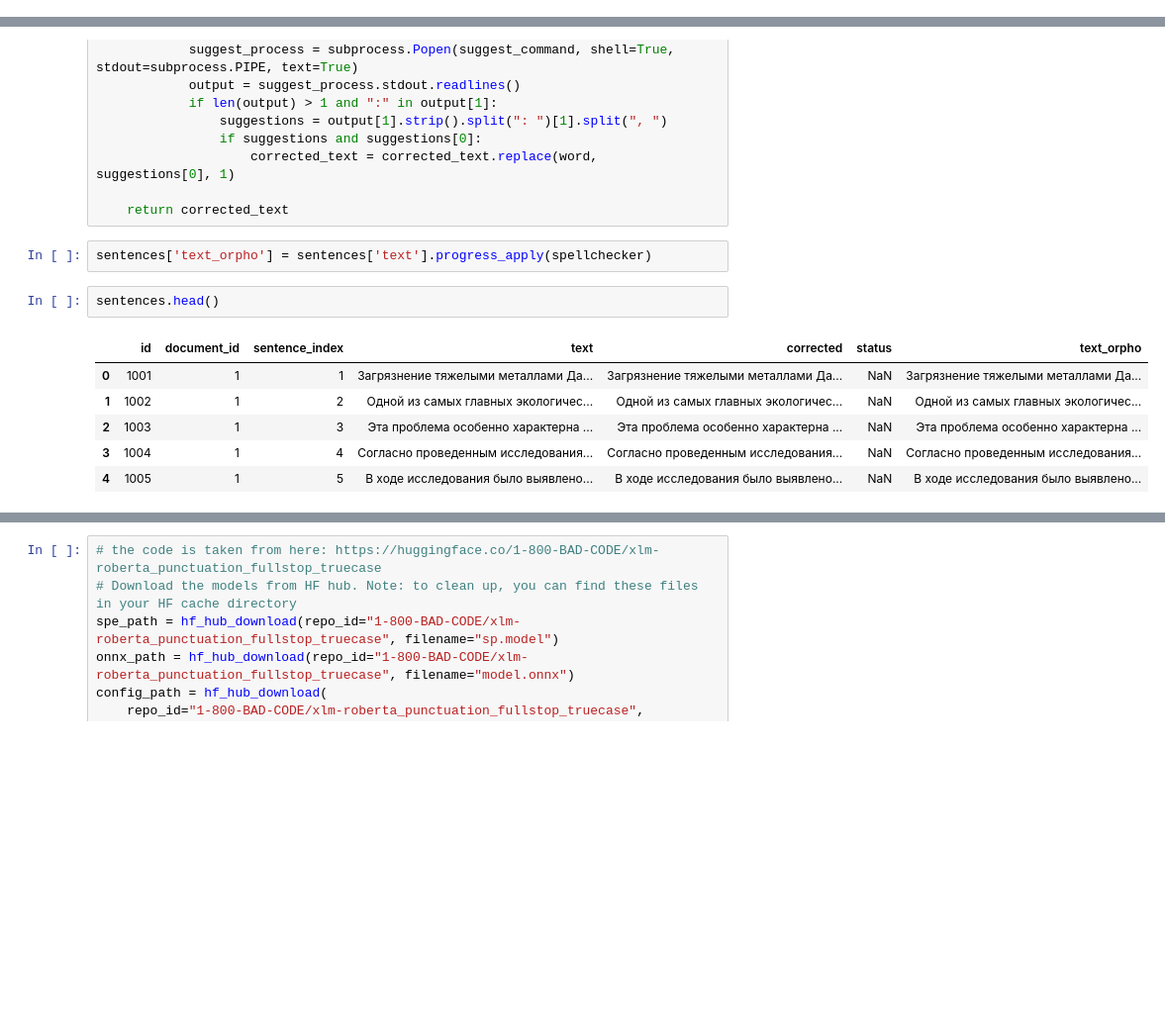
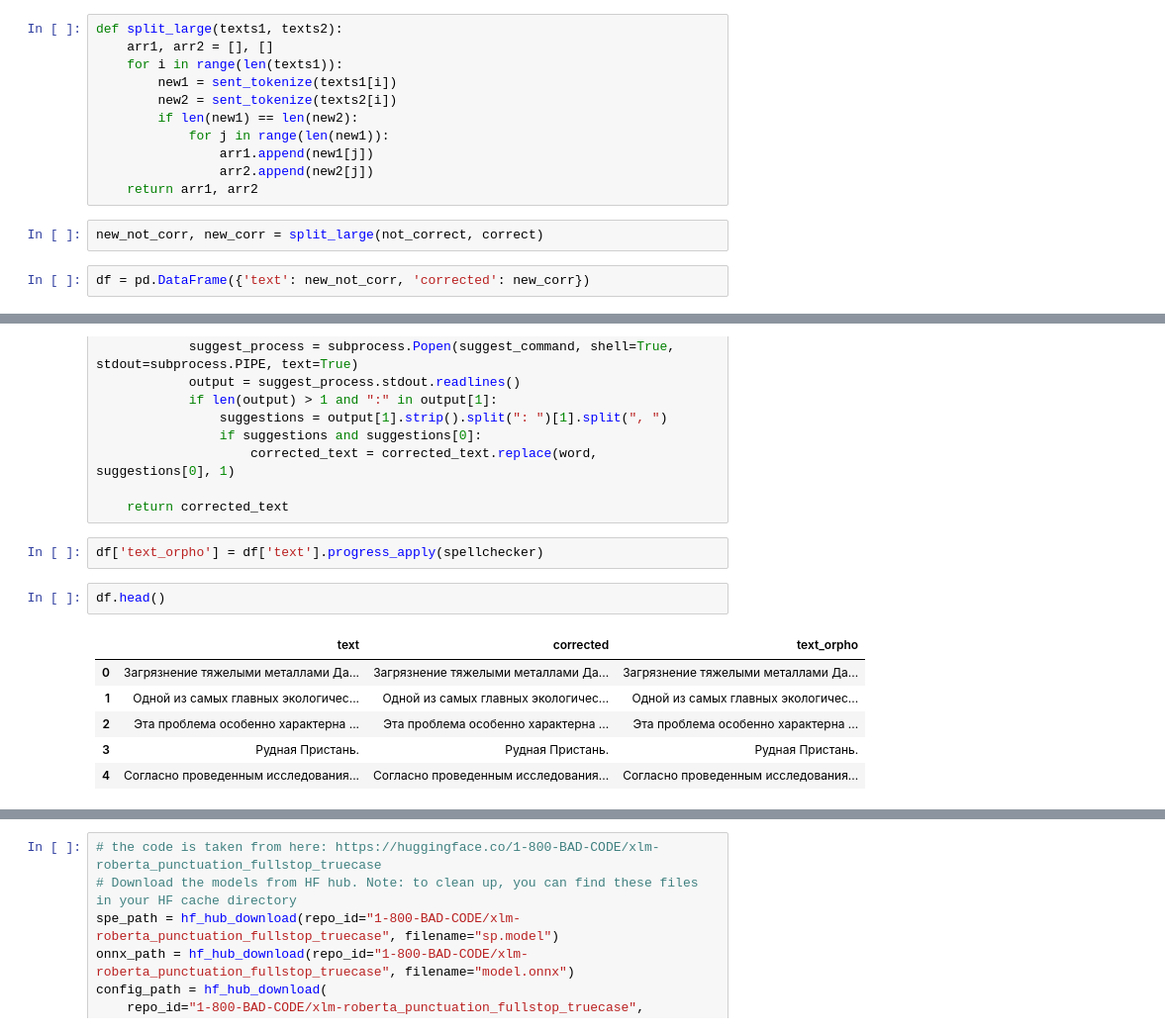
Before and after one commit to Nimbleredsquirrel/Deep-Learning-Based-GEC-in-Non-Standard-Russian, a Jupyter notebook: preprocessing.ipynb, the cells around one changed output, grey strips where cells are left out. Shown at 99% size. Cells and saved outputs as stored; diff of their text form; blank space fills up the shorter version.

```diff
--- a/preprocessing.ipynb
+++ b/preprocessing.ipynb
@@ -46,3 +67,18 @@ sentences = sentences[~sentences.corrected.isna()]
+# %%
+def split_large(texts1, texts2):
+    arr1, arr2 = [], []
+    for i in range(len(texts1)):
+        new1 = sent_tokenize(texts1[i])
+        new2 = sent_tokenize(texts2[i])
+        if len(new1) == len(new2):
+            for j in range(len(new1)):
+                arr1.append(new1[j])
+                arr2.append(new2[j])
+    return arr1, arr2
+# %%
+new_not_corr, new_corr = split_large(not_correct, correct)
+# %%
+df = pd.DataFrame({'text': new_not_corr, 'corrected': new_corr})
 # %%
 def spellchecker(text):
     command = "echo '{}' | aspell --lang=ru list".format(text.replace("'", "’"))
@@ -62,16 +98,16 @@ def spellchecker(text):
 
     return corrected_text
 # %%
-sentences['text_orpho'] = sentences['text'].progress_apply(spellchecker)
+df['text_orpho'] = df['text'].progress_apply(spellchecker)
 # %%
-sentences.head()
+df.head()
 # %% [output]
-|  | id | document_id | sentence_index | text | corrected | status | text_orpho |
-| 0 | 1001 | 1 | 1 | Загрязнение тяжелыми металлами Да... | Загрязнение тяжелыми металлами Да... | NaN | Загрязнение тяжелыми металлами Да... |
-| 1 | 1002 | 1 | 2 | Одной из самых главных экологичес... | Одной из самых главных экологичес... | NaN | Одной из самых главных экологичес... |
-| 2 | 1003 | 1 | 3 | Эта проблема особеннo характерна ... | Эта проблема особеннo характерна ... | NaN | Эта проблема особенно характерна ... |
-| 3 | 1004 | 1 | 4 | Согласно проведенным исследования... | Согласно проведенным исследования... | NaN | Согласно проведенным исследования... |
-| 4 | 1005 | 1 | 5 | В ходе исследования было выявлено... | В ходе исследования было выявлено... | NaN | В ходе исследования было выявлено... |
+|  | text | corrected | text_orpho |
+| 0 | Загрязнение тяжелыми металлами Да... | Загрязнение тяжелыми металлами Да... | Загрязнение тяжелыми металлами Да... |
+| 1 | Одной из самых главных экологичес... | Одной из самых главных экологичес... | Одной из самых главных экологичес... |
+| 2 | Эта проблема особеннo характерна ... | Эта проблема особеннo характерна ... | Эта проблема особенно характерна ... |
+| 3 | Рудная Пристань. | Рудная Пристань. | Рудная Пристань. |
+| 4 | Согласно проведенным исследования... | Согласно проведенным исследования... | Согласно проведенным исследования... |
 # %%
 def cleaning(punct, texts):
   clean_data = []
```
Also changed, not shown: parts of 8 cells of this notebook.
